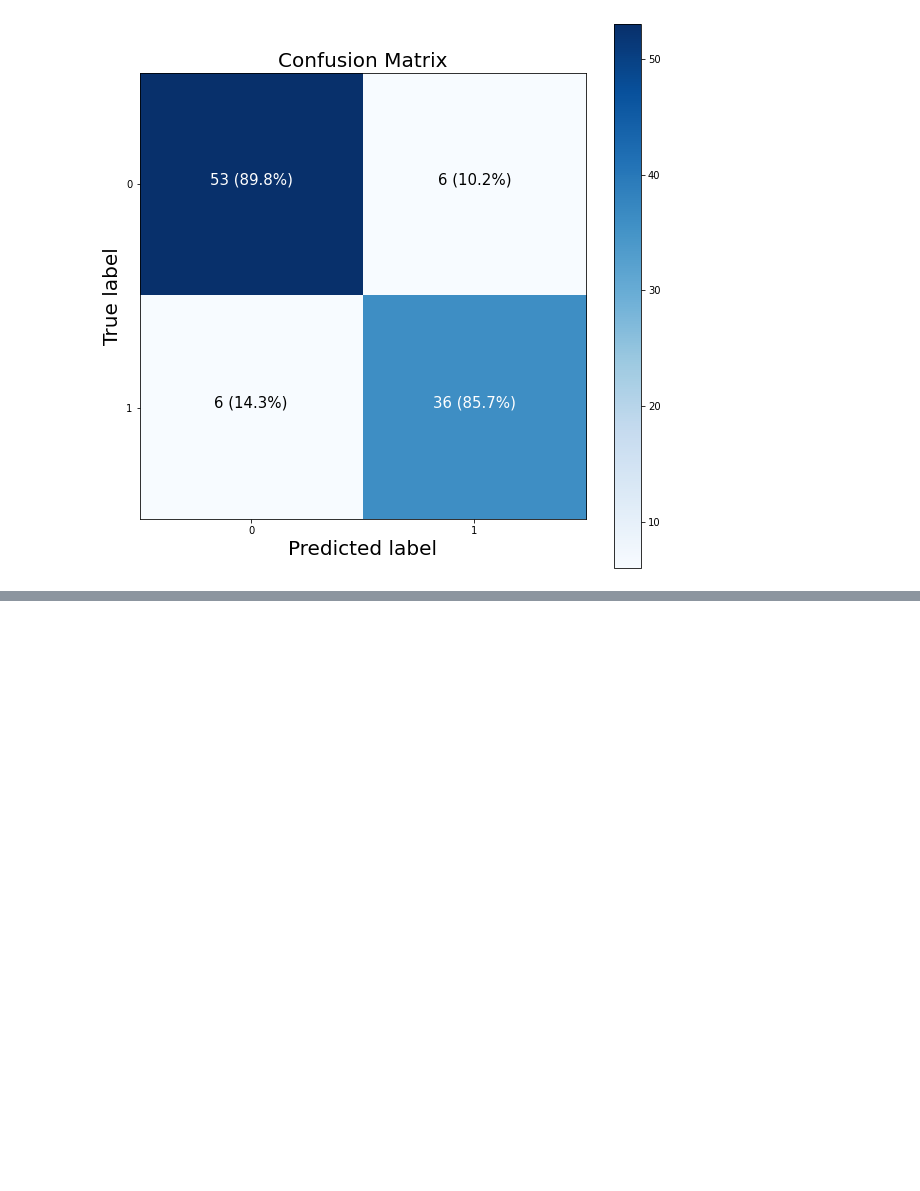
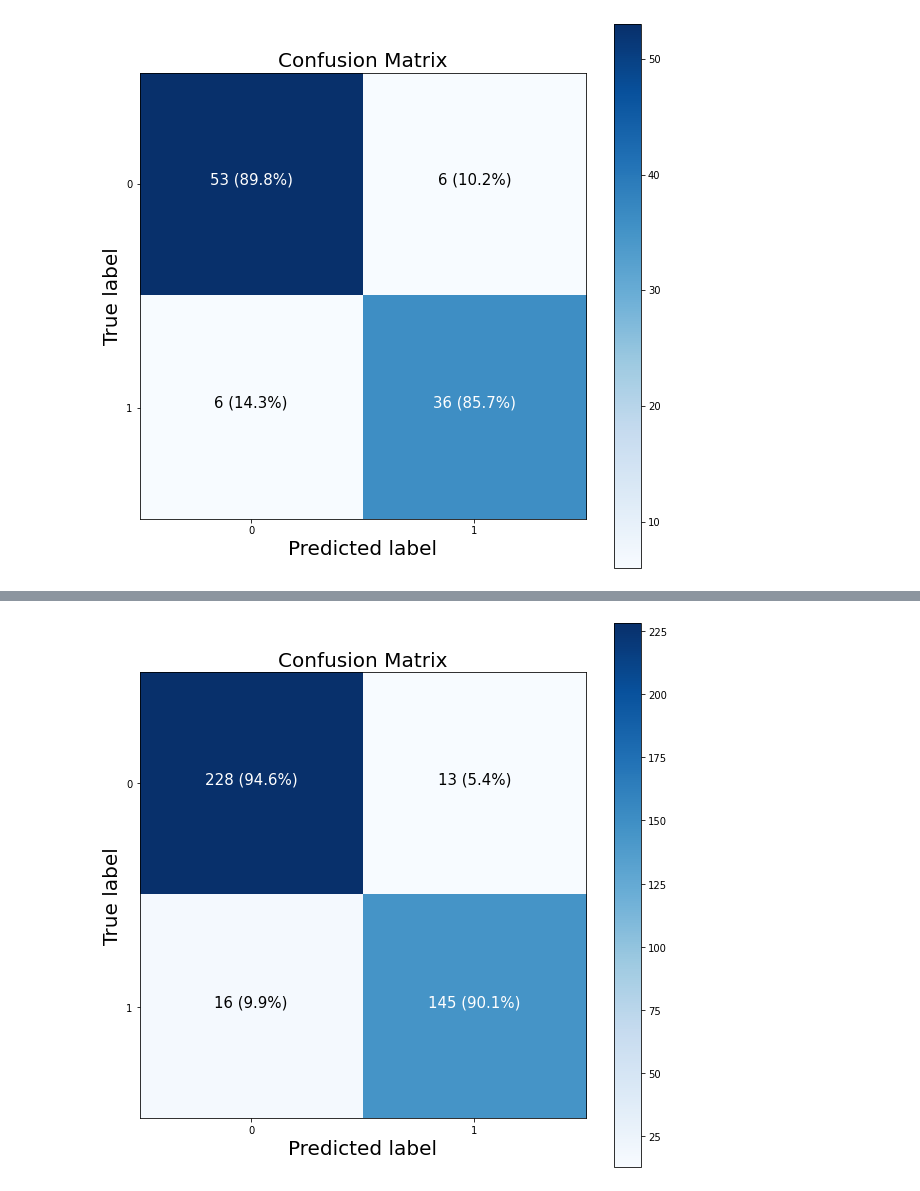
Before and after one commit to hrhampapura/SolarFarmPrediction, a Jupyter notebook: ml_code/Model_Building_Solar_Farm.ipynb, the cells around one changed output, grey strips where cells are left out. Cells and saved outputs as stored; diff of their text form; code cells hidden in the pictures; blank space fills up the shorter version.

```diff
--- a/ml_code/Model_Building_Solar_Farm.ipynb
+++ b/ml_code/Model_Building_Solar_Farm.ipynb
@@ -479,0 +526,4 @@ plot_confusion_matrix(y_test, y_pred_test_svm)
+# %%
+plot_confusion_matrix(y_train, y_pred_train_rf)
+# %% [output]
+[figure, added]
```
Also changed, not shown: parts of 18 cells of this notebook.
